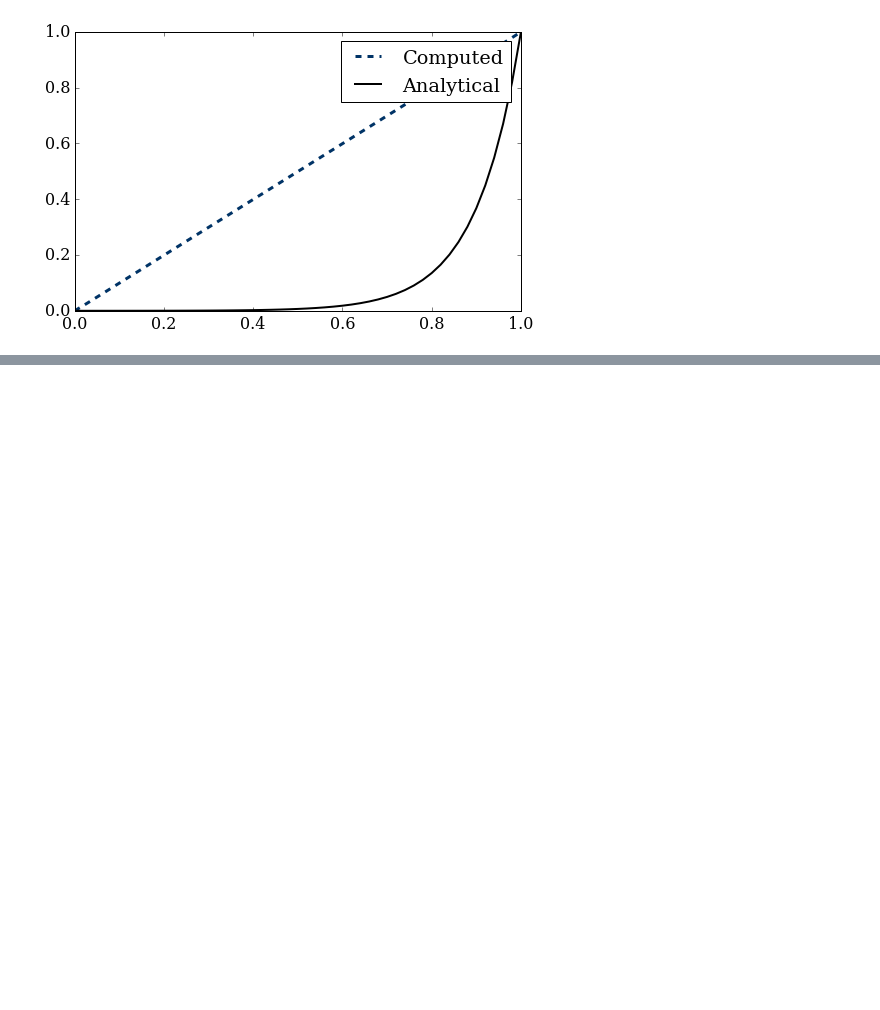
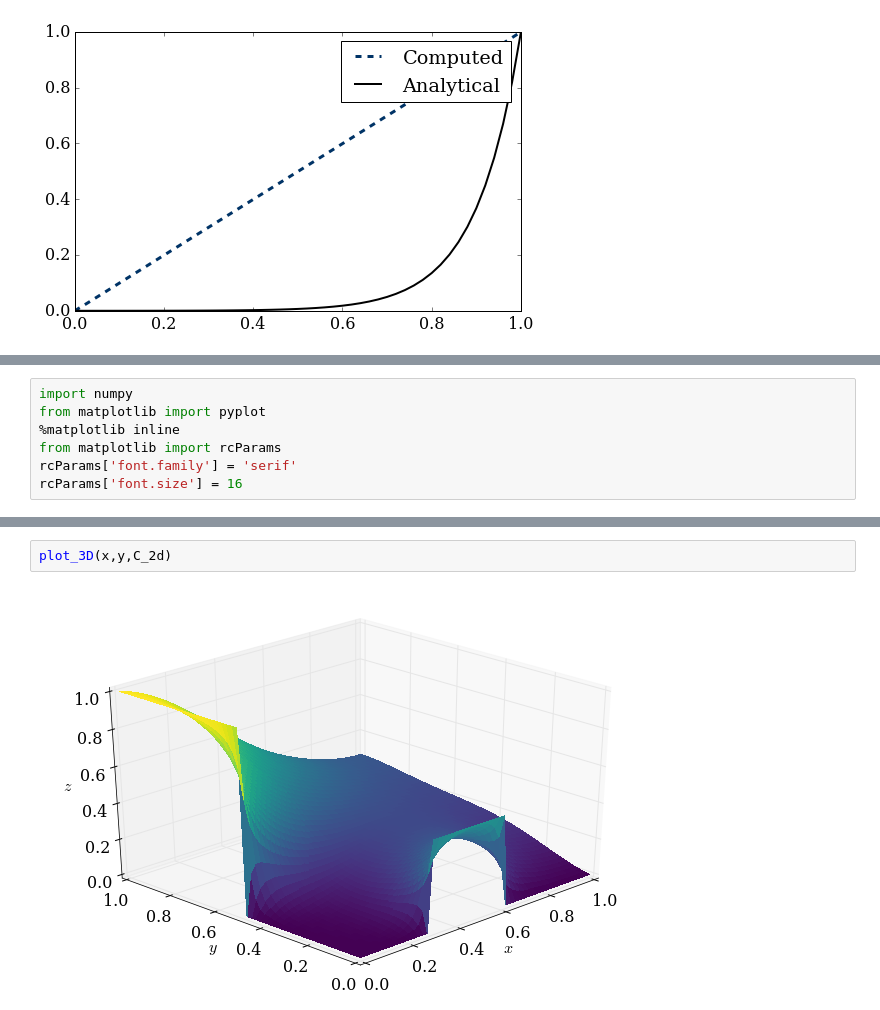
Before and after one commit to numerical-mooc/assignment-bank-2016, a Jupyter notebook: yueyang1992/AD_equation.ipynb, the cells around one changed output, grey strips where cells are left out. Cells and saved outputs as stored; diff of their text form; blank space fills up the shorter version.

```diff
--- a/yueyang1992/AD_equation.ipynb
+++ b/yueyang1992/AD_equation.ipynb
@@ -150,3 +150,10 @@ anim = animation.FuncAnimation(fig, AD_equation,
 HTML(anim.to_html5_video())
 # %% [output]
 [interactive output not drawn]
+# %%
+import numpy
+from matplotlib import pyplot
+%matplotlib inline
+from matplotlib import rcParams
+rcParams['font.family'] = 'serif'
+rcParams['font.size'] = 16
@@ -152,0 +274,4 @@ HTML(anim.to_html5_video())
+# %%
+plot_3D(x,y,C_2d)
+# %% [output]
+[figure, added]
```
Also changed, not shown: parts of 8 cells of this notebook.
